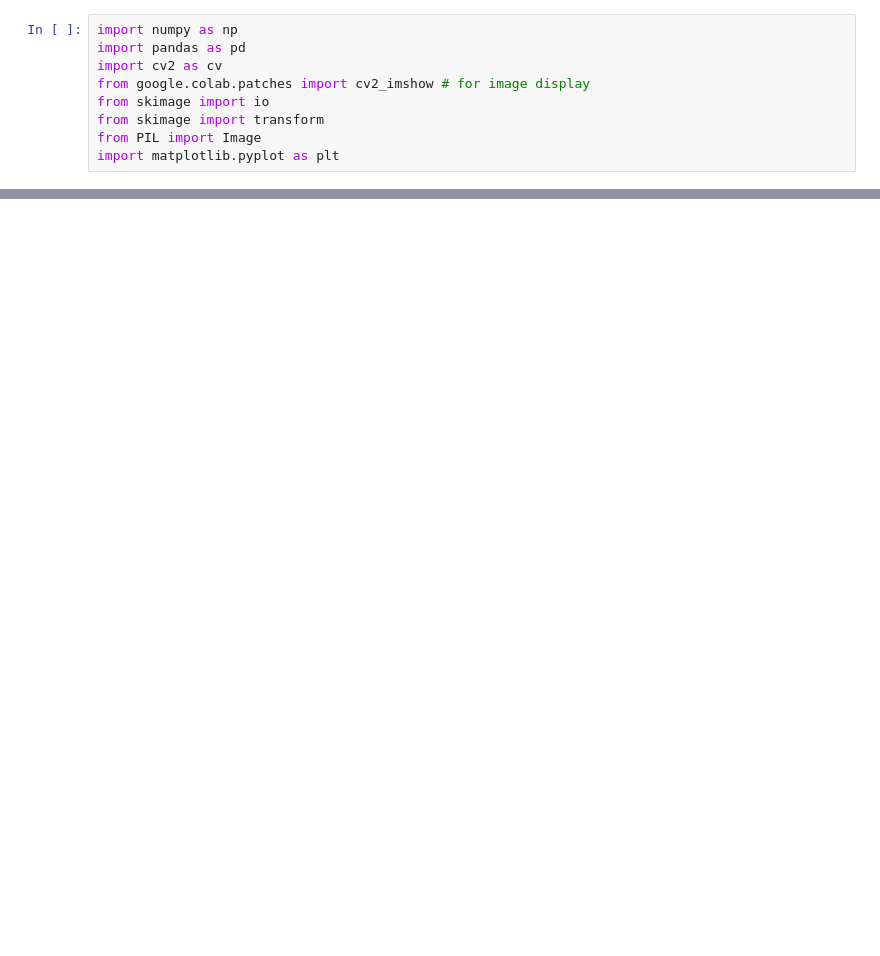
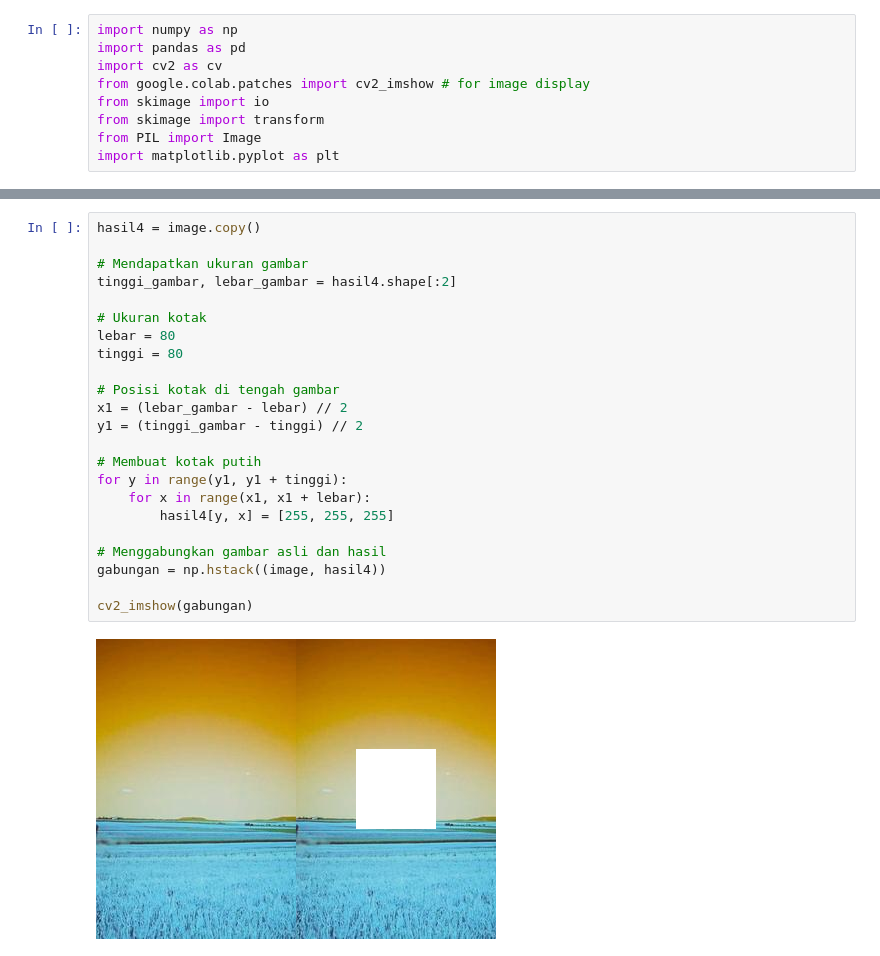
Before and after one commit to HafizRizqi/PCVK_2026, a Jupyter notebook: Latihan_Integrasi.ipynb, the cells around one changed output, grey strips where cells are left out. Drawn from its saved outputs; the diff is of its cells as text; blank space fills up the shorter version.

```diff
--- a/Latihan_Integrasi.ipynb
+++ b/Latihan_Integrasi.ipynb
@@ -52,0 +116,25 @@ cv2_imshow(final_frame)
+# %%
+hasil4 = image.copy()
+
+# Mendapatkan ukuran gambar
+tinggi_gambar, lebar_gambar = hasil4.shape[:2]
+
+# Ukuran kotak
+lebar = 80
+tinggi = 80
+
+# Posisi kotak di tengah gambar
+x1 = (lebar_gambar - lebar) // 2
+y1 = (tinggi_gambar - tinggi) // 2
+
+# Membuat kotak putih
+for y in range(y1, y1 + tinggi):
+    for x in range(x1, x1 + lebar):
+        hasil4[y, x] = [255, 255, 255]
+
+# Menggabungkan gambar asli dan hasil
+gabungan = np.hstack((image, hasil4))
+
+cv2_imshow(gabungan)
+# %% [output]
+[figure, added]
```
Also changed, not shown: parts of 9 cells of this notebook.
